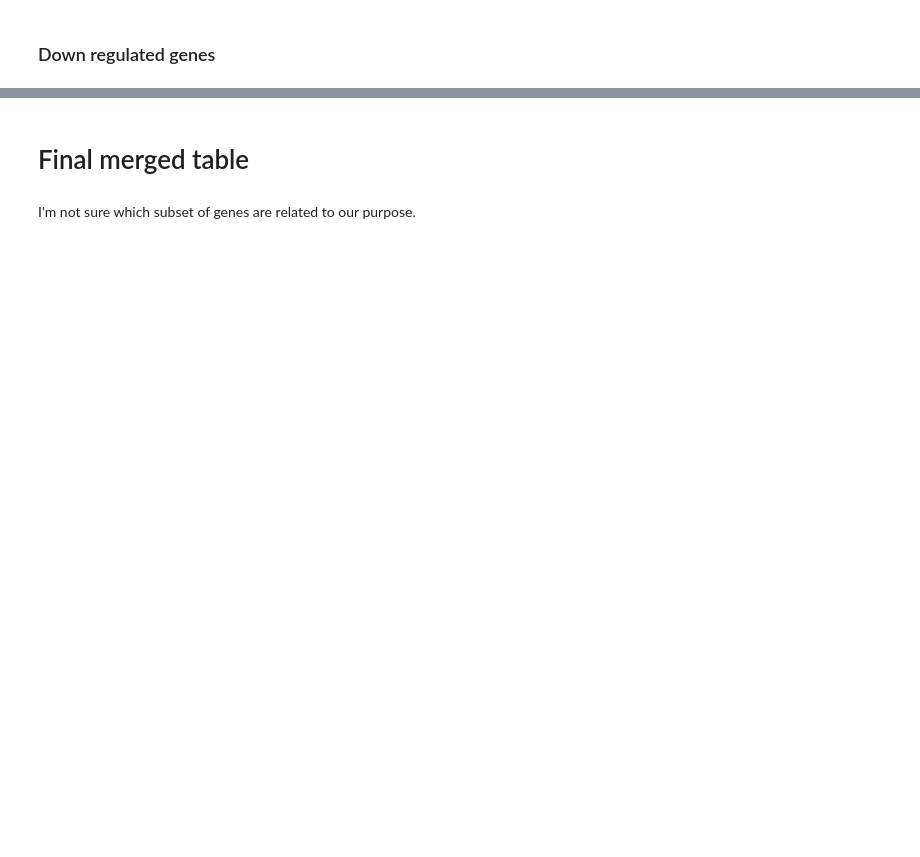
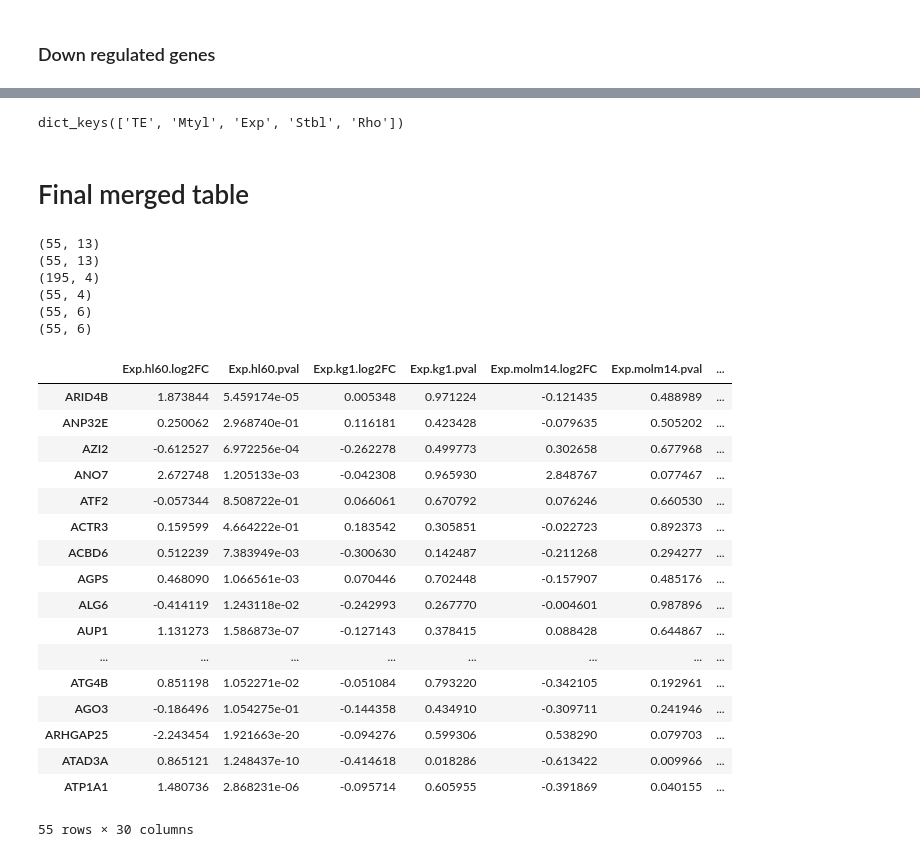
Before and after one commit to goodarzilab/Abe, a Jupyter notebook: Gilbertlab/Decitabine_treatment/combined_analysis-intersectional-genes.ipynb, the cells around one changed output, grey strips where cells are left out. Saved outputs shown, nothing was run; the diff lists cells and outputs as text; code cells hidden in the pictures; blank space fills up the shorter version.

```diff
--- a/Gilbertlab/Decitabine_treatment/combined_analysis-intersectional-genes.ipynb
+++ b/Gilbertlab/Decitabine_treatment/combined_analysis-intersectional-genes.ipynb
@@ -485,2 +469,6 @@ iter_venn(
+# %%
+Top.keys()
+# %% [output]
+dict_keys(['TE', 'Mtyl', 'Exp', 'Stbl', 'Rho'])
 # %% [markdown]
 # Final merged table
@@ -499,5 +475,62 @@ iter_venn(
-# %% [markdown]
-I'm not sure which subset of genes are related to our purpose.
+# %%
+def get_intersect_df(df,k=None,A=A):
+    if k is not None:
+        df = df[k]
+    out = df.iloc[[i for i, g in enumerate (df.gene_name) if g in list(A)],]
+    print (out.shape)
+    return out
+# %%
+E = get_intersect_df(exp_df)
+S = get_intersect_df(stbl_df)
+M = get_intersect_df(Data['hl60'],'delta_mtyl')
+T = get_intersect_df(Data['hl60'],'delta_te')
+R = get_intersect_df(Data['hl60'],'rho')
+G = get_intersect_df(Data['hl60'],'gamma')
+# %% [output]
+(55, 13)
+(55, 13)
+(195, 4)
+(55, 4)
+(55, 6)
+(55, 6)
+# %%
+final = pd.DataFrame(index=A)
+
+final = pd.concat([
+    final,
+    # Expression
+    E.reset_index().set_index('gene_name').iloc[:,range(1,13)].add_prefix('Exp.'),
+    # Stability
+    S.reset_index().set_index('gene_name').iloc[:,range(1,13)].add_prefix('Stbl.'),
+    # Translational Efficiency
+    T.reset_index().set_index('gene_name').iloc[:,[2,3]].add_prefix('TE.'),
+    # CRISPR Screen Rho score
+    R.reset_index().set_index('gene_name').iloc[:,[2,3]].add_prefix('Rho.'),
+    # CRISPR Screen Gamma score
+    G.reset_index().set_index('gene_name').iloc[:,[2,3]].add_prefix('Gamma.')
+
+],axis=1)
+
+final
+# %% [output]
+|  | Exp.hl60.log2FC | Exp.hl60.pval | Exp.kg1.log2FC | Exp.kg1.pval | Exp.molm14.log2FC | Exp.molm14.pval | ... |
+| ARID4B | 1.873844 | 5.459174e-05 | 0.005348 | 0.971224 | -0.121435 | 0.488989 | ... |
+| ANP32E | 0.250062 | 2.968740e-01 | 0.116181 | 0.423428 | -0.079635 | 0.505202 | ... |
+| AZI2 | -0.612527 | 6.972256e-04 | -0.262278 | 0.499773 | 0.302658 | 0.677968 | ... |
+| ANO7 | 2.672748 | 1.205133e-03 | -0.042308 | 0.965930 | 2.848767 | 0.077467 | ... |
+| ATF2 | -0.057344 | 8.508722e-01 | 0.066061 | 0.670792 | 0.076246 | 0.660530 | ... |
+| ACTR3 | 0.159599 | 4.664222e-01 | 0.183542 | 0.305851 | -0.022723 | 0.892373 | ... |
+| ACBD6 | 0.512239 | 7.383949e-03 | -0.300630 | 0.142487 | -0.211268 | 0.294277 | ... |
+| AGPS | 0.468090 | 1.066561e-03 | 0.070446 | 0.702448 | -0.157907 | 0.485176 | ... |
+| ALG6 | -0.414119 | 1.243118e-02 | -0.242993 | 0.267770 | -0.004601 | 0.987896 | ... |
+| AUP1 | 1.131273 | 1.586873e-07 | -0.127143 | 0.378415 | 0.088428 | 0.644867 | ... |
+| ... | ... | ... | ... | ... | ... | ... | ... |
+| ATG4B | 0.851198 | 1.052271e-02 | -0.051084 | 0.793220 | -0.342105 | 0.192961 | ... |
+| AGO3 | -0.186496 | 1.054275e-01 | -0.144358 | 0.434910 | -0.309711 | 0.241946 | ... |
+| ARHGAP25 | -2.243454 | 1.921663e-20 | -0.094276 | 0.599306 | 0.538290 | 0.079703 | ... |
+| ATAD3A | 0.865121 | 1.248437e-10 | -0.414618 | 0.018286 | -0.613422 | 0.009966 | ... |
+| ATP1A1 | 1.480736 | 2.868231e-06 | -0.095714 | 0.605955 | -0.391869 | 0.040155 | ... |
+55 rows × 30 columns
 # %%
 %%R
 sessionInfo()
```
Also changed, not shown: parts of 36 cells of this notebook.
